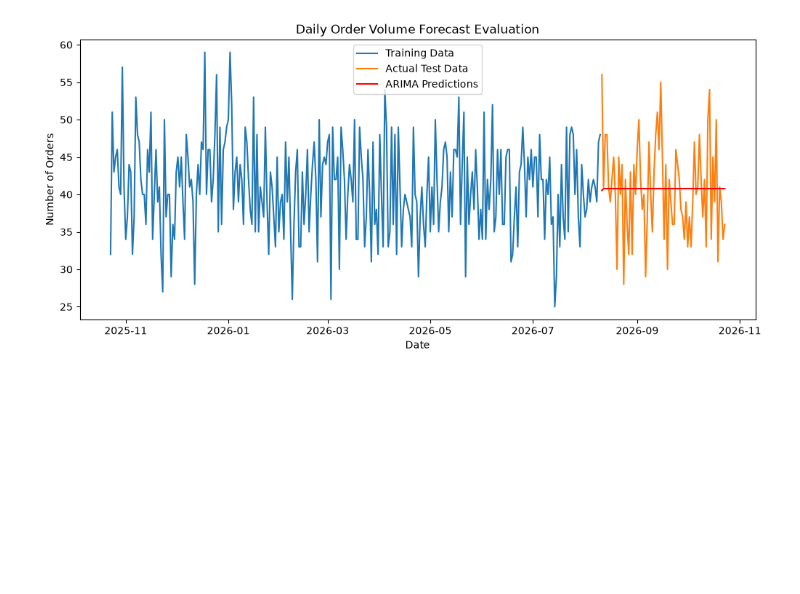
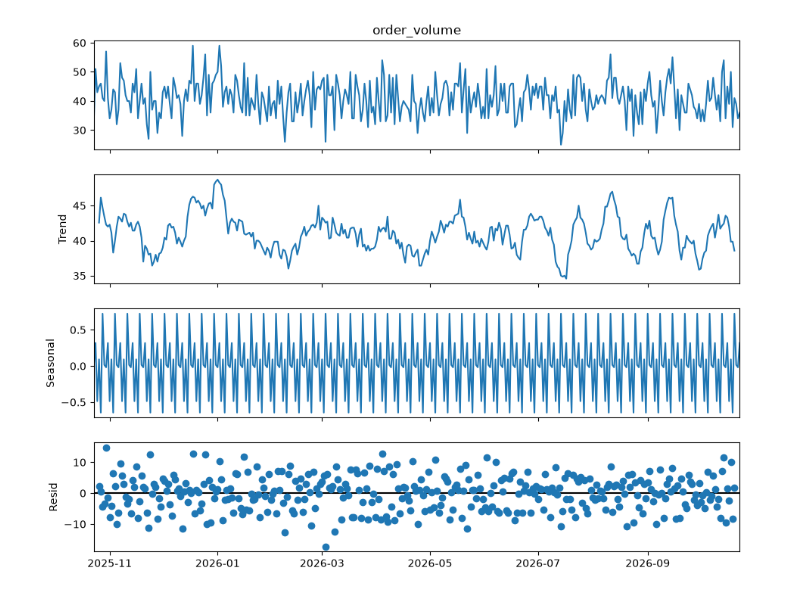
Before and after one commit to Mayurrr-Kulkarni/uber-eats-capstone, a Jupyter notebook: notebooks/time_series_forecasting.ipynb, the cells around one changed output. Cells and saved outputs as stored; diff of their text form; code cells hidden in the pictures; blank space fills up the shorter version.

Commit message:
Add time-series decomposition and Prophet forecasting

```diff
--- a/notebooks/time_series_forecasting.ipynb
+++ b/notebooks/time_series_forecasting.ipynb
@@ -3,88 +3,88 @@ import pandas as pd
 import numpy as np
 import matplotlib.pyplot as plt
 from statsmodels.tsa.stattools import adfuller
+from statsmodels.tsa.seasonal import seasonal_decompose
 from statsmodels.tsa.arima.model import ARIMA
 from sklearn.metrics import mean_squared_error
+from prophet import Prophet
 import warnings
 warnings.filterwarnings('ignore')
 
 # Part 1: Temporal Data Aggregation
 orders = pd.read_csv('../data/orders.csv')
-
-# Convert timestamp to datetime and set as index
 orders['order_timestamp'] = pd.to_datetime(orders['order_timestamp'])
 orders.set_index('order_timestamp', inplace=True)
-
-# Aggregate data to daily frequency (Order Volume)
-# Note: To forecast revenue instead, use: daily_data = orders['order_amount'].resample('D').sum()
 daily_data = orders.resample('D').size().rename('order_volume')
-
-# Fill any missing dates with 0 (if the restaurant was closed or had no orders)
 daily_data = daily_data.fillna(0)
 
-# Part 2: Stationarity Testing (Augmented Dickey-Fuller Test)
+# Part 2: Stationarity Testing & Decomposition
 def test_stationarity(timeseries):
     print("--- Augmented Dickey-Fuller Test ---")
     adf_test = adfuller(timeseries, autolag='AIC')
     print(f"ADF Statistic: {adf_test[0]:.4f}")
     print(f"p-value: {adf_test[1]:.4f}")
     if adf_test[1] <= 0.05:
-        print("Result: Data is stationary (Reject the null hypothesis)")
+        print("Result: Data is stationary")
     else:
-        print("Result: Data is non-stationary (Fail to reject the null hypothesis)")
+        print("Result: Data is non-stationary")
 
 test_stationarity(daily_data)
 
-# Part 3: ARIMA Modeling (Train/Test Split & Training)
-# Split sequentially (80% train, 20% test)
+print("\n--- Time-Series Decomposition ---")
+decomposition = seasonal_decompose(daily_data, model='additive', period=7)
+fig = decomposition.plot()
+fig.set_size_inches(10, 8)
+plt.show()
+
+# Part 3: Data Splitting
 train_size = int(len(daily_data) * 0.8)
 train_data, test_data = daily_data.iloc[:train_size], daily_data.iloc[train_size:]
 
-# Initialize and fit ARIMA model
-# order=(p,d,q): Using (1,1,1) as a standard baseline for non-stationary data
+# Part 4: ARIMA Modeling & Evaluation
 arima_model = ARIMA(train_data, order=(1, 1, 1))
 fitted_arima = arima_model.fit()
-print(fitted_arima.summary())
+arima_predictions = fitted_arima.forecast(steps=len(test_data))
+arima_predictions.index = test_data.index
+arima_rmse = np.sqrt(mean_squared_error(test_data, arima_predictions))
 
-# Part 4: Forecast Evaluation
-# Generate predictions for the test set
-predictions = fitted_arima.forecast(steps=len(test_data))
-predictions.index = test_data.index
+# Part 5: Prophet Modeling & Evaluation
+prophet_df = daily_data.reset_index()
+prophet_df.columns = ['ds', 'y']
+train_prophet = prophet_df.iloc[:train_size]
+test_prophet = prophet_df.iloc[train_size:]
 
-# Calculate RMSE
-rmse = np.sqrt(mean_squared_error(test_data, predictions))
-print(f"\n--- Model Evaluation ---")
-print(f"Test RMSE: {rmse:.2f}")
+prophet_model = Prophet(daily_seasonality=False, yearly_seasonality=False)
+prophet_model.fit(train_prophet)
+future_test = prophet_model.make_future_dataframe(periods=len(test_prophet))
+forecast_test = prophet_model.predict(future_test)
+prophet_predictions = forecast_test['yhat'].iloc[train_size:].values
+prophet_rmse = np.sqrt(mean_squared_error(test_prophet['y'], prophet_predictions))
 
-# Plot Train, Test, and Predictions
+print(f"\n--- Model Comparison ---")
+print(f"ARIMA Test RMSE: {arima_rmse:.2f}")
+print(f"Prophet Test RMSE: {prophet_rmse:.2f}")
+
+# Part 6: Future Forecasting (Next 14 Days)
+# ARIMA Future
+final_arima = ARIMA(daily_data, order=(1, 1, 1)).fit()
+future_steps = 14
+arima_future = final_arima.forecast(steps=future_steps)
+future_dates = pd.date_range(start=daily_data.index[-1] + pd.Timedelta(days=1), periods=future_steps)
+arima_future.index = future_dates
+
+# Prophet Future
+final_prophet = Prophet(daily_seasonality=False, yearly_seasonality=False).fit(prophet_df)
+future_14 = final_prophet.make_future_dataframe(periods=future_steps)
+prophet_future = final_prophet.predict(future_14)
+prophet_future_values = prophet_future['yhat'].iloc[-future_steps:].values
+
 plt.figure(figsize=(12, 5))
-plt.plot(train_data.index, train_data, label='Training Data')
-plt.plot(test_data.index, test_data, label='Actual Test Data')
-plt.plot(predictions.index, predictions, color='red', label='ARIMA Predictions')
-plt.title('Daily Order Volume Forecast Evaluation')
+plt.plot(daily_data.index, daily_data, label='Historical Daily Orders')
+plt.plot(arima_future.index, arima_future, color='green', linestyle='--', label='ARIMA 14-Day Forecast')
+plt.plot(arima_future.index, prophet_future_values, color='red', linestyle='--', label='Prophet 14-Day Forecast')
+plt.title('Future Demand Forecasting (ARIMA vs Prophet)')
 plt.xlabel('Date')
 plt.ylabel('Number of Orders')
 plt.legend()
 plt.show()
-
-# Part 5: Future Forecasting (Next 14 Days)
-# Train on the ENTIRE dataset for future predictions
-final_model = ARIMA(daily_data, order=(1, 1, 1))
-final_fitted = final_model.fit()
-
-# Forecast next 14 days
-future_steps = 14
-future_forecast = final_fitted.forecast(steps=future_steps)
-future_dates = pd.date_range(start=daily_data.index[-1] + pd.Timedelta(days=1), periods=future_steps)
-future_forecast.index = future_dates
-
-# Plot Historical Data + Future Forecast
-plt.figure(figsize=(12, 5))
-plt.plot(daily_data.index, daily_data, label='Historical Daily Orders')
-plt.plot(future_forecast.index, future_forecast, color='green', linestyle='--', label='14-Day Future Forecast')
-plt.title('Future Demand Forecasting (14 Days)')
-plt.xlabel('Date')
-plt.ylabel('Number of Orders')
-plt.legend()
-plt.show()
 # %% [output]
@@ -108 +98 @@ Test RMSE: 6.20
-[figure, old version]
+[figure, new version]
```
Also changed, not shown: parts of 1 cell of this notebook.
